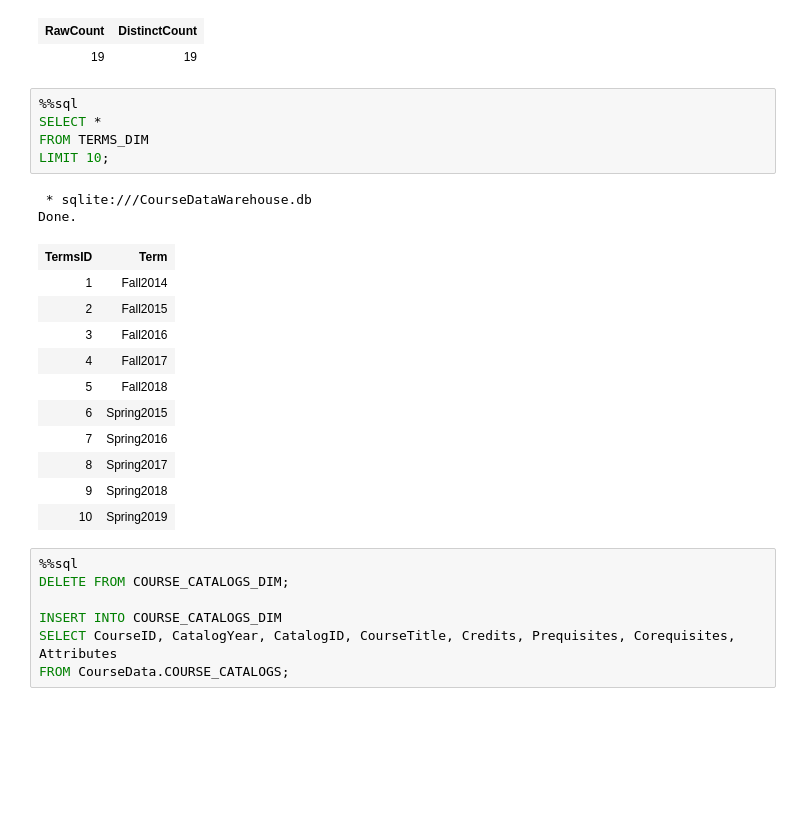
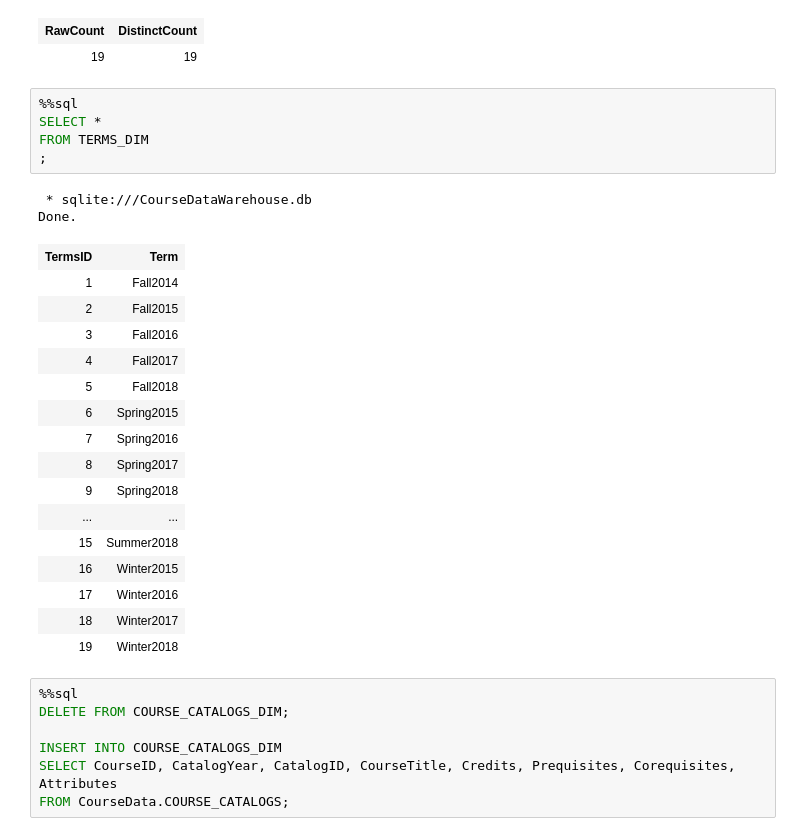
Before and after one commit to fairfield-ba510-spring2020/term-project-teamgamecancelled, a Jupyter notebook: CourseDataWarehouseTest.ipynb, the cells around one changed output. Saved outputs shown, nothing was run; the diff lists cells and outputs as text; blank space fills up the shorter version.

```diff
--- a/CourseDataWarehouseTest.ipynb
+++ b/CourseDataWarehouseTest.ipynb
@@ -296,22 +296,27 @@ Done.
 # %%
 %%sql
 SELECT *
 FROM TERMS_DIM
-LIMIT 10;
+;
 # %% [output]
  * sqlite:///CourseDataWarehouse.db
 Done.
 | TermsID | Term |
 | 1 | Fall2014 |
 | 2 | Fall2015 |
 | 3 | Fall2016 |
 | 4 | Fall2017 |
 | 5 | Fall2018 |
 | 6 | Spring2015 |
 | 7 | Spring2016 |
 | 8 | Spring2017 |
 | 9 | Spring2018 |
-| 10 | Spring2019 |
+| ... | ... |
+| 15 | Summer2018 |
+| 16 | Winter2015 |
+| 17 | Winter2016 |
+| 18 | Winter2017 |
+| 19 | Winter2018 |
 # %%
 %%sql
 DELETE FROM COURSE_CATALOGS_DIM;
```
Also changed, not shown: parts of 6 cells of this notebook, 3 other files.
